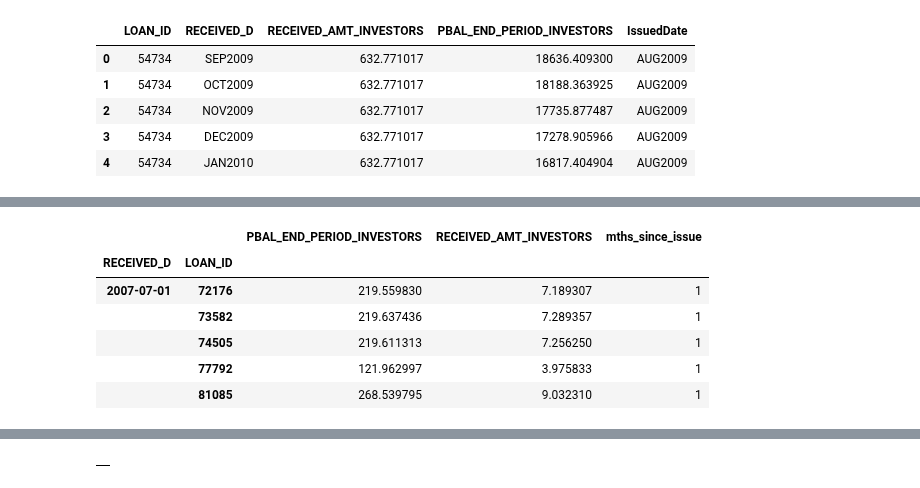
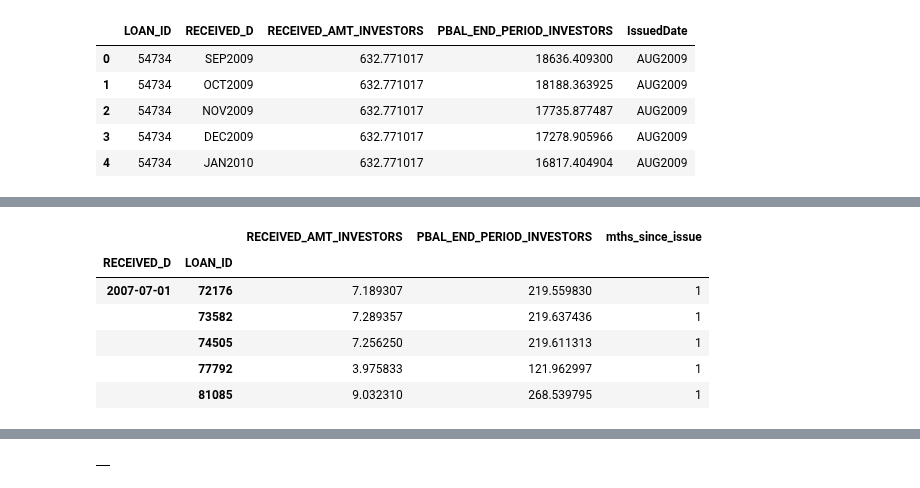
Before and after one commit to Booleans/consumer-loan-investment-strategy-simulator, a Jupyter notebook: FromScratch.ipynb, the cells around one changed output, grey strips where cells are left out. Drawn from its saved outputs; the diff is of its cells as text; code cells hidden in the pictures.

```diff
--- a/FromScratch.ipynb
+++ b/FromScratch.ipynb
@@ -147,11 +162,10 @@ df_payments.head()
 # %%
-x = pd.read_pickle('data/cleaned_payments_data.pkl.bz2')
-x.head()
+df_payments_clean = pd.read_pickle('data/clean_payments_data.pkl.bz2', compression='bz2')
 # %% [output]
-|  |  | PBAL_END_PERIOD_INVESTORS | RECEIVED_AMT_INVESTORS | mths_since_issue |
+|  |  | RECEIVED_AMT_INVESTORS | PBAL_END_PERIOD_INVESTORS | mths_since_issue |
 | RECEIVED_D | LOAN_ID |  |  |  |
-| 2007-07-01 | 72176 | 219.559830 | 7.189307 | 1 |
-|  | 73582 | 219.637436 | 7.289357 | 1 |
-|  | 74505 | 219.611313 | 7.256250 | 1 |
-|  | 77792 | 121.962997 | 3.975833 | 1 |
-|  | 81085 | 268.539795 | 9.032310 | 1 |
+| 2007-07-01 | 72176 | 7.189307 | 219.559830 | 1 |
+|  | 73582 | 7.289357 | 219.637436 | 1 |
+|  | 74505 | 7.256250 | 219.611313 | 1 |
+|  | 77792 | 3.975833 | 121.962997 | 1 |
+|  | 81085 | 9.032310 | 268.539795 | 1 |
```
Also changed, not shown: parts of 23 cells of this notebook.
